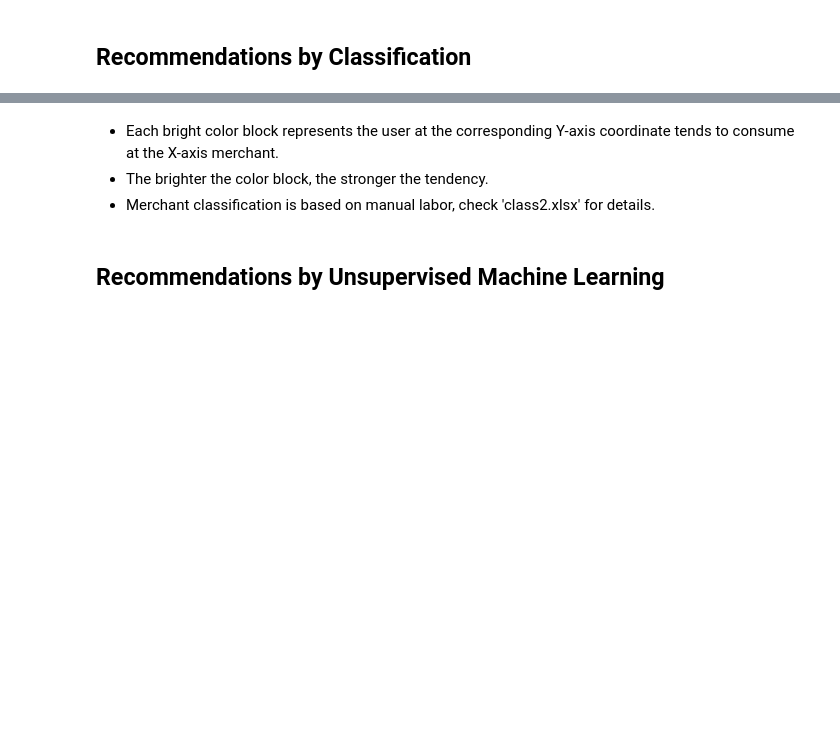
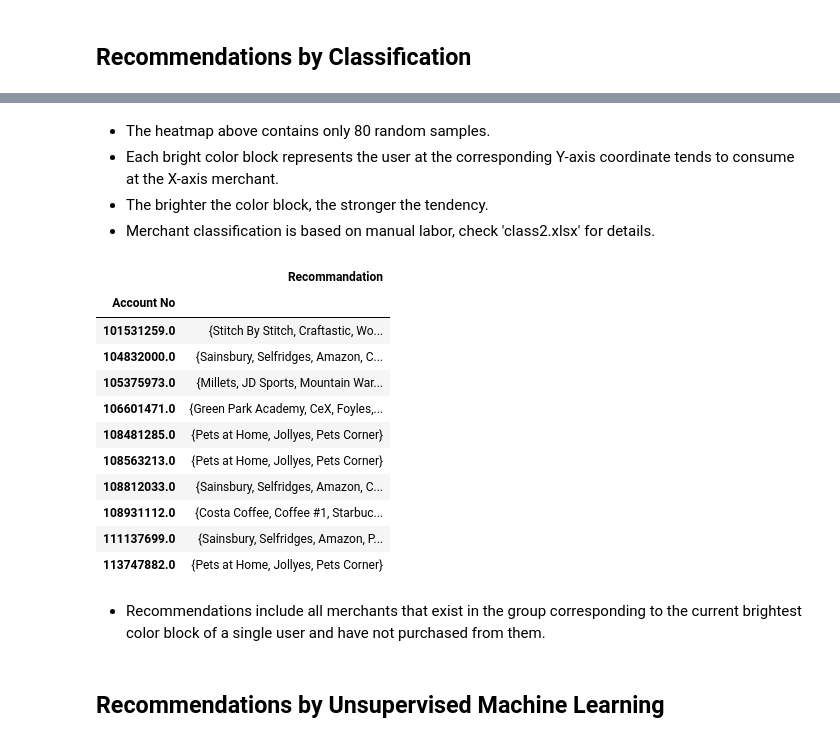
Before and after one commit to UoB-DSMP-2023-24/dsmp-2024-group-29, a Jupyter notebook: code/formal/Personalized_Recommendation.ipynb, the cells around one changed output, grey strips where cells are left out. Cells and saved outputs as stored; diff of their text form; code cells hidden in the pictures; blank space fills up the shorter version.

```diff
--- a/code/formal/Personalized_Recommendation.ipynb
+++ b/code/formal/Personalized_Recommendation.ipynb
@@ -39,7 +39,35 @@ plt.show()
 # %% [markdown]
+* The heatmap above contains only 80 random samples.
 * Each bright color block represents the user at the corresponding Y-axis coordinate tends to consume at the X-axis merchant.
 * The brighter the color block, the stronger the tendency.
 * Merchant classification is based on manual labor, check 'class2.xlsx' for details.
+# %%
+recommendation=pd.DataFrame(class2d.idxmax(axis=1))
+recommendation.iloc[:,0]=recommendation.iloc[:,0].str.replace('Classification Title_','')
+to_recommend=[]
+for user in recommendation.index:
+    a=set(df[df.iloc[:,7]==recommendation.loc[user,0]].iloc[:,5].to_list())
+    b=set(df[df.iloc[:,1]==user].iloc[:,5].to_list())
+    c=a.difference(b)
+    to_recommend.append([user,c])
+to_recommend=pd.DataFrame(to_recommend).rename(columns={0:'Account No',1:'Recommandation'}).set_index('Account No')
+# %%
+display(to_recommend.head(10))
+# %% [output]
+|  | Recommandation |
+| Account No |  |
+| 101531259.0 | {Stitch By Stitch, Craftastic, Wo... |
+| 104832000.0 | {Sainsbury, Selfridges, Amazon, C... |
+| 105375973.0 | {Millets, JD Sports, Mountain War... |
+| 106601471.0 | {Green Park Academy, CeX, Foyles,... |
+| 108481285.0 | {Pets at Home, Jollyes, Pets Corner} |
+| 108563213.0 | {Pets at Home, Jollyes, Pets Corner} |
+| 108812033.0 | {Sainsbury, Selfridges, Amazon, C... |
+| 108931112.0 | {Costa Coffee, Coffee #1, Starbuc... |
+| 111137699.0 | {Sainsbury, Selfridges, Amazon, P... |
+| 113747882.0 | {Pets at Home, Jollyes, Pets Corner} |
+# %% [markdown]
+* Recommendations include all merchants that exist in the group corresponding to the current brightest color block of a single user and have not purchased from them.
 # %% [markdown]
 ## Recommendations by Unsupervised Machine Learning
 # %%
```
Also changed, not shown: parts of 1 cell of this notebook.
